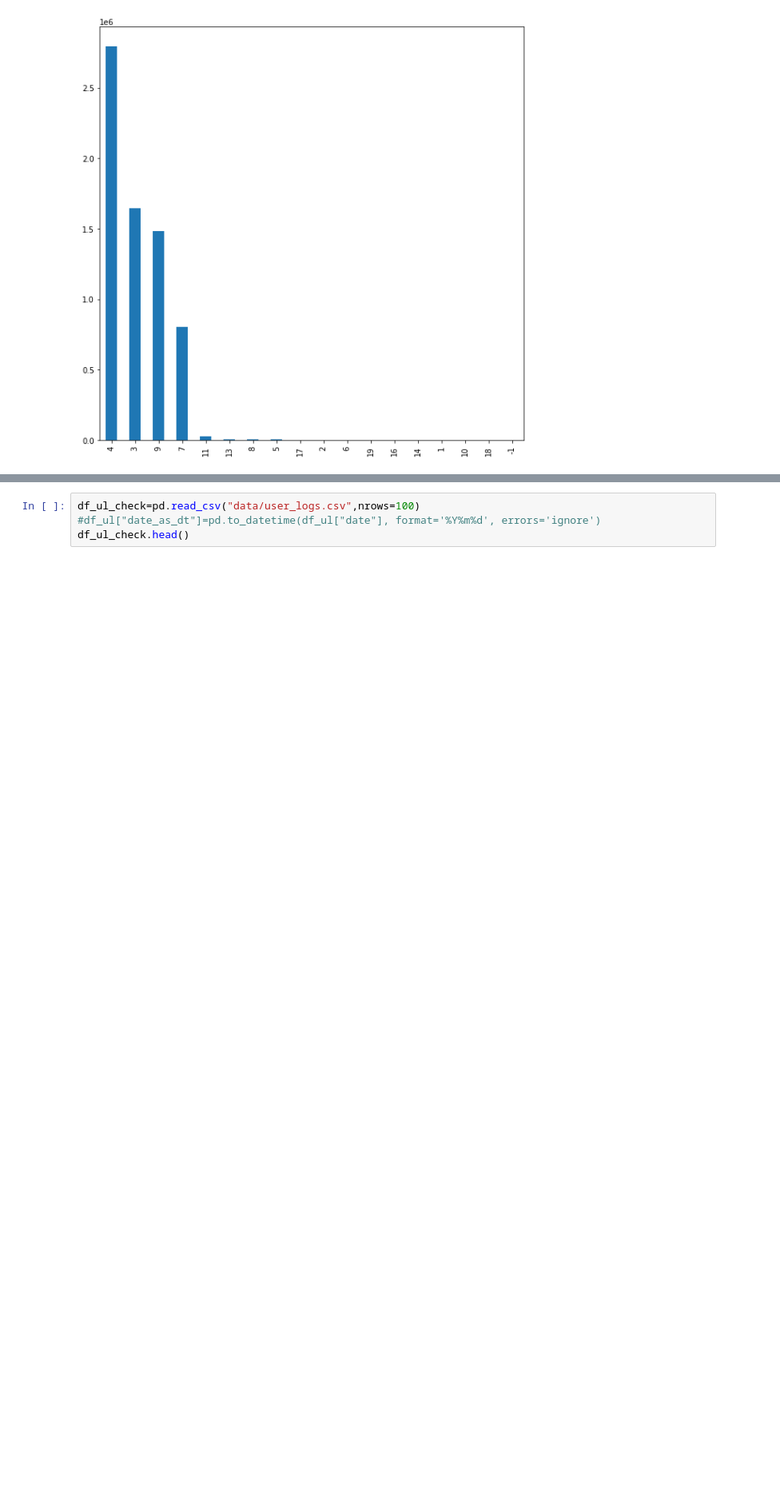
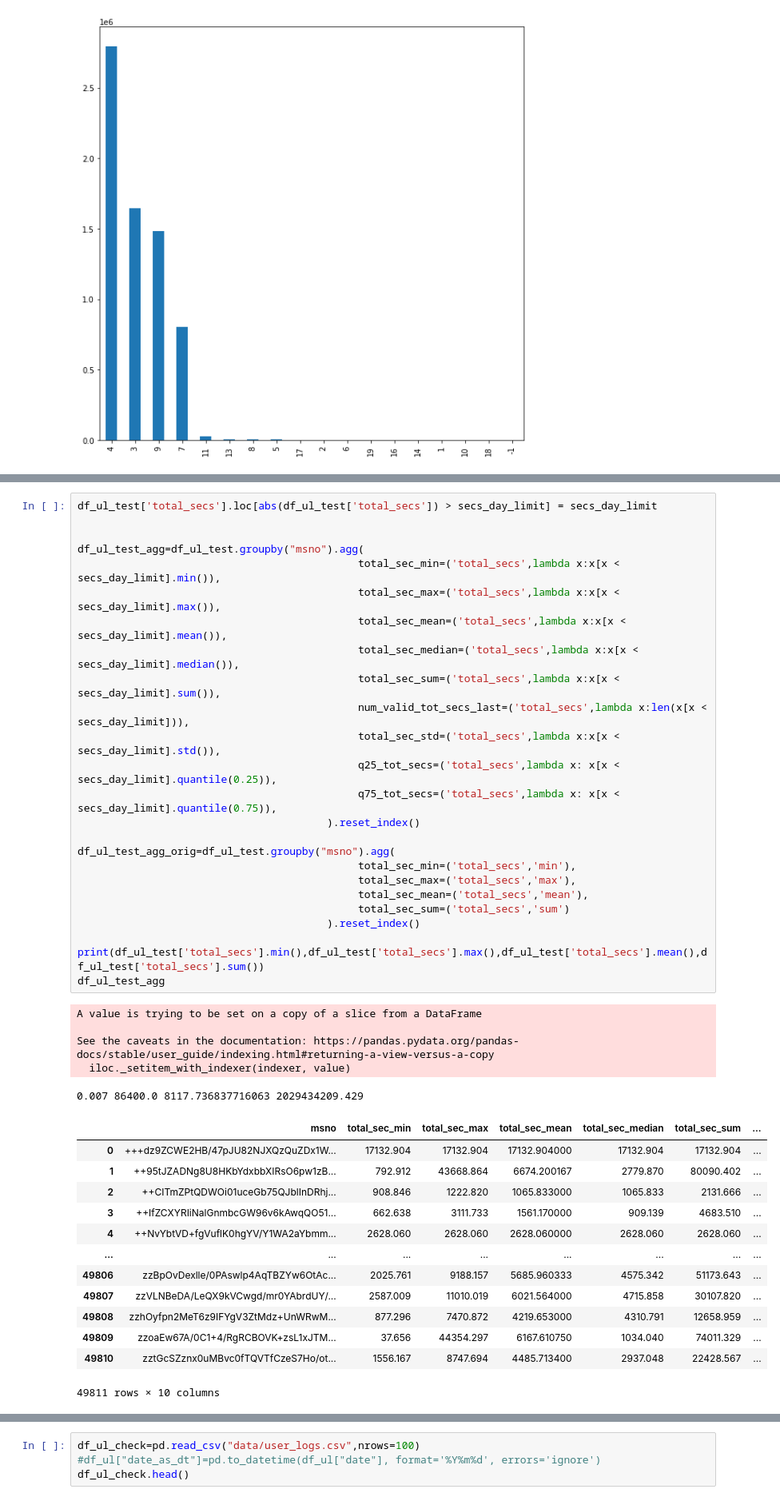
Before and after one commit to webermat/PrivateProjects, a Jupyter notebook: kkbox_churn/KKBox_DataProcessor.ipynb, the cells around one changed output, grey strips where cells are left out. Shown at 80% size. Saved outputs shown, nothing was run; the diff lists cells and outputs as text; blank space fills up the shorter version.

```diff
--- a/kkbox_churn/KKBox_DataProcessor.ipynb
+++ b/kkbox_churn/KKBox_DataProcessor.ipynb
@@ -123,0 +146,44 @@ This kernel has  8 cores and you can find the information regarding the memory u
+# %%
+df_ul_test['total_secs'].loc[abs(df_ul_test['total_secs']) > secs_day_limit] = secs_day_limit
+
+
+df_ul_test_agg=df_ul_test.groupby("msno").agg(
+                                             total_sec_min=('total_secs',lambda x:x[x < secs_day_limit].min()),
+                                             total_sec_max=('total_secs',lambda x:x[x < secs_day_limit].max()),
+                                             total_sec_mean=('total_secs',lambda x:x[x < secs_day_limit].mean()),
+                                             total_sec_median=('total_secs',lambda x:x[x < secs_day_limit].median()),
+                                             total_sec_sum=('total_secs',lambda x:x[x < secs_day_limit].sum()),
+                                             num_valid_tot_secs_last=('total_secs',lambda x:len(x[x < secs_day_limit])),
+                                             total_sec_std=('total_secs',lambda x:x[x < secs_day_limit].std()),
+                                             q25_tot_secs=('total_secs',lambda x: x[x < secs_day_limit].quantile(0.25)),
+                                             q75_tot_secs=('total_secs',lambda x: x[x < secs_day_limit].quantile(0.75)),
+                                        ).reset_index()
+
+df_ul_test_agg_orig=df_ul_test.groupby("msno").agg(
+                                             total_sec_min=('total_secs','min'),
+                                             total_sec_max=('total_secs','max'),
+                                             total_sec_mean=('total_secs','mean'),
+                                             total_sec_sum=('total_secs','sum')
+                                        ).reset_index()
+
+print(df_ul_test['total_secs'].min(),df_ul_test['total_secs'].max(),df_ul_test['total_secs'].mean(),df_ul_test['total_secs'].sum())
+df_ul_test_agg
+# %% [output]
+A value is trying to be set on a copy of a slice from a DataFrame
+
+See the caveats in the documentation: https://pandas.pydata.org/pandas-docs/stable/user_guide/indexing.html#returning-a-view-versus-a-copy
+  iloc._setitem_with_indexer(indexer, value)
+0.007 86400.0 8117.736837716063 2029434209.429
+|  | msno | total_sec_min | total_sec_max | total_sec_mean | total_sec_median | total_sec_sum | ... |
+| 0 | +++dz9ZCWE2HB/47pJU82NJXQzQuZDx1W... | 17132.904 | 17132.904 | 17132.904000 | 17132.904 | 17132.904 | ... |
+| 1 | ++95tJZADNg8U8HKbYdxbbXIRsO6pw1zB... | 792.912 | 43668.864 | 6674.200167 | 2779.870 | 80090.402 | ... |
+| 2 | ++CITmZPtQDWOi01uceGb75QJblInDRhj... | 908.846 | 1222.820 | 1065.833000 | 1065.833 | 2131.666 | ... |
+| 3 | ++IfZCXYRIiNalGnmbcGW96v6kAwqQO51... | 662.638 | 3111.733 | 1561.170000 | 909.139 | 4683.510 | ... |
+| 4 | ++NvYbtVD+fgVuflK0hgYV/Y1WA2aYbmm... | 2628.060 | 2628.060 | 2628.060000 | 2628.060 | 2628.060 | ... |
+| ... | ... | ... | ... | ... | ... | ... | ... |
+| 49806 | zzBpOvDexlle/0PAswlp4AqTBZYw6OtAc... | 2025.761 | 9188.157 | 5685.960333 | 4575.342 | 51173.643 | ... |
+| 49807 | zzVLNBeDA/LeQX9kVCwgd/mr0YAbrdUY/... | 2587.009 | 11010.019 | 6021.564000 | 4715.858 | 30107.820 | ... |
+| 49808 | zzhOyfpn2MeT6z9IFYgV3ZtMdz+UnWRwM... | 877.296 | 7470.872 | 4219.653000 | 4310.791 | 12658.959 | ... |
+| 49809 | zzoaEw67A/0C1+4/RgRCBOVK+zsL1xJTM... | 37.656 | 44354.297 | 6167.610750 | 1034.040 | 74011.329 | ... |
+| 49810 | zztGcSZznx0uMBvc0fTQVTfCzeS7Ho/ot... | 1556.167 | 8747.694 | 4485.713400 | 2937.048 | 22428.567 | ... |
+49811 rows × 10 columns
```
Also changed, not shown: parts of 8 cells of this notebook, 1 other file.
